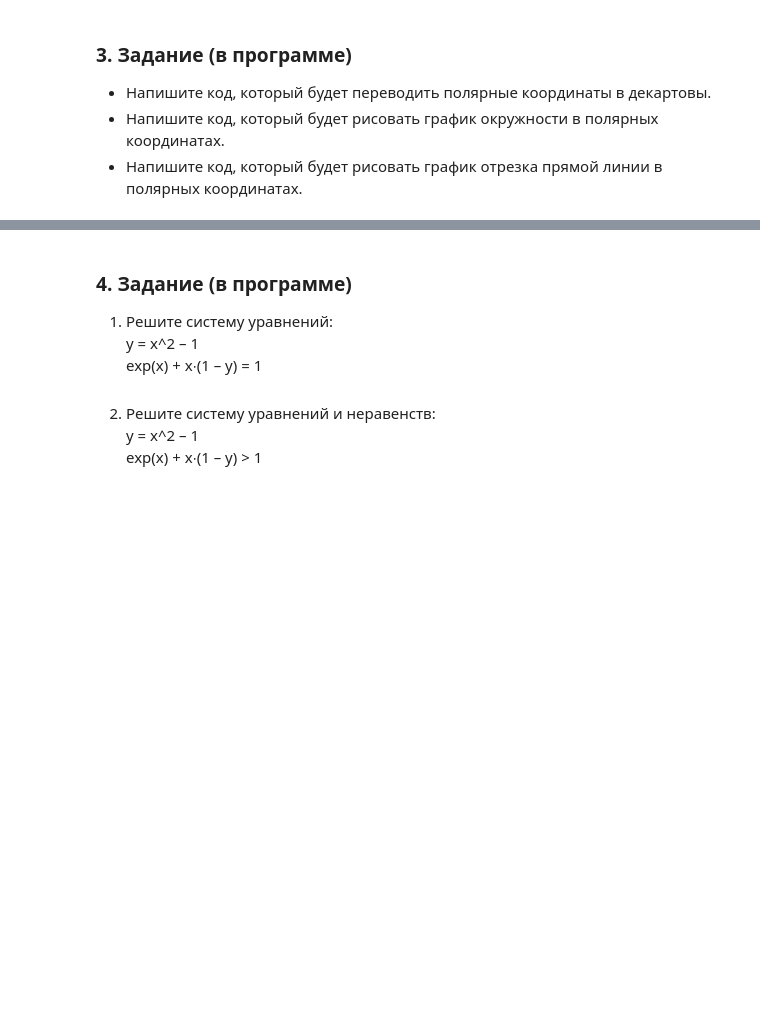
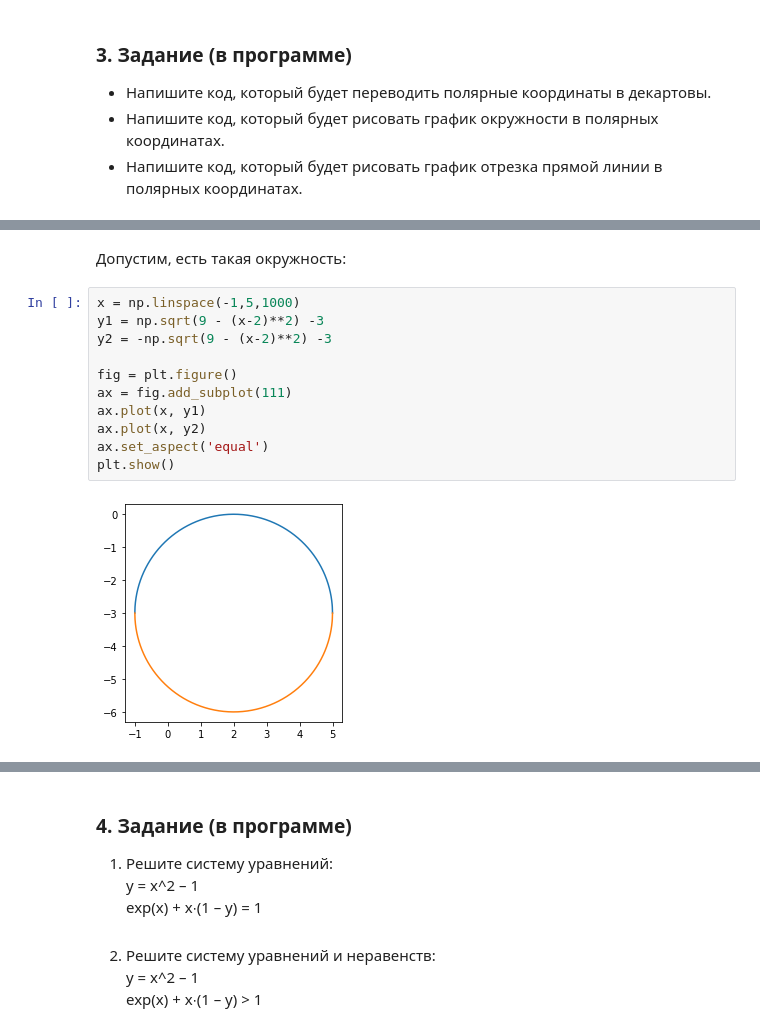
Before and after one commit to Snusmi/GB_FurtherMath_intro, a Jupyter notebook: Lesson3/Lesson3_part2.ipynb, the cells around one changed output, grey strips where cells are left out. Cells and saved outputs as stored; diff of their text form; blank space fills up the shorter version.

```diff
--- a/Lesson3/Lesson3_part2.ipynb
+++ b/Lesson3/Lesson3_part2.ipynb
@@ -54,0 +75,15 @@ x, y = polar_to_decart(r, phi)
+# %% [markdown]
+Допустим, есть такая окружность:
+# %%
+x = np.linspace(-1,5,1000)
+y1 = np.sqrt(9 - (x-2)**2) -3
+y2 = -np.sqrt(9 - (x-2)**2) -3
+
+fig = plt.figure()
+ax = fig.add_subplot(111)
+ax.plot(x, y1)
+ax.plot(x, y2)
+ax.set_aspect('equal')
+plt.show()
+# %% [output]
+[figure, added]
```
Also changed, not shown: parts of 14 cells of this notebook.
